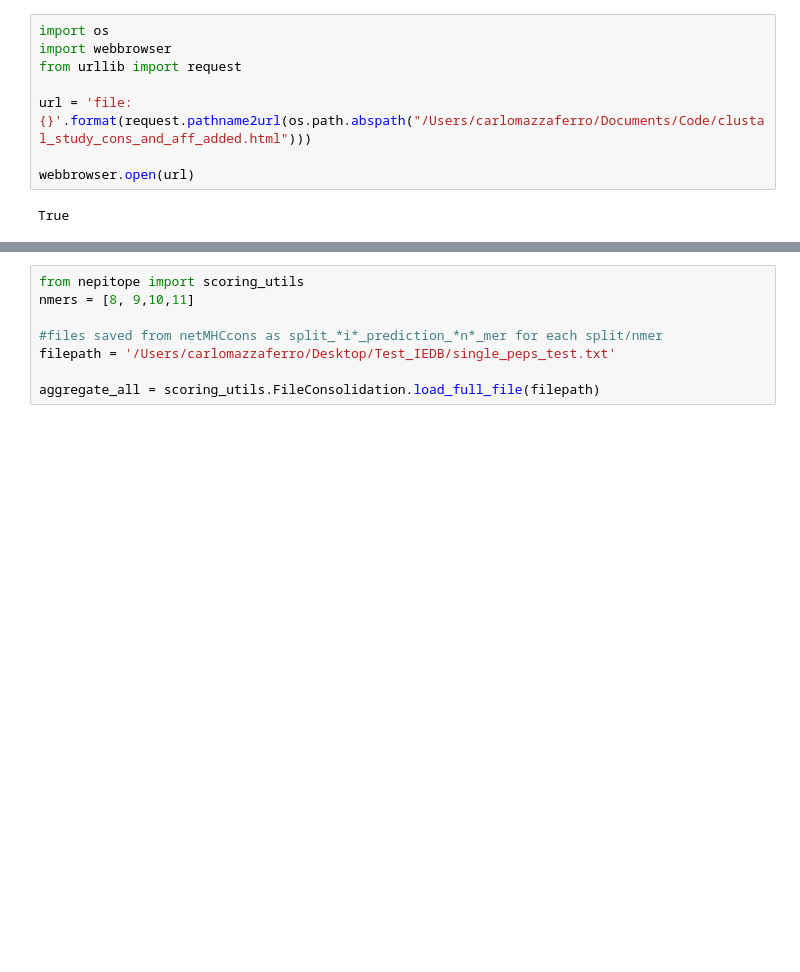
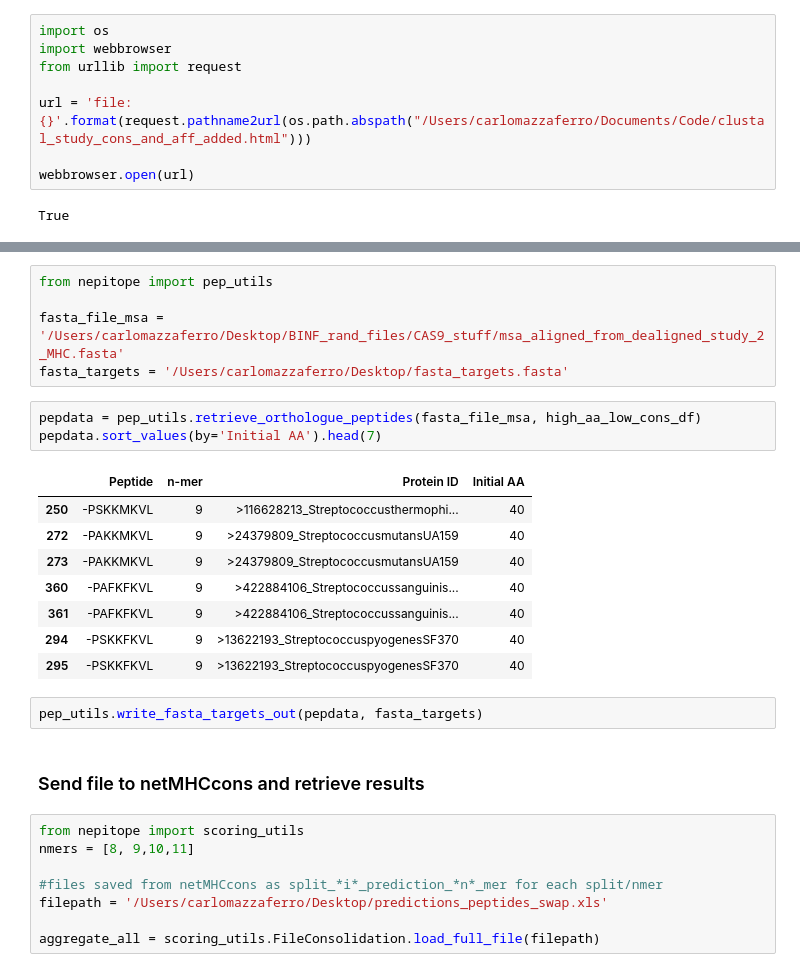
Before and after one commit to carlomazzaferro/neoantigen, a Jupyter notebook: antigen_discovery/Immune Stealth MultiProt Analysis From Prot List UPDATED SCIKIT CONS.ipynb, the cells around one changed output, grey strips where cells are left out. Saved outputs shown, nothing was run; the diff lists cells and outputs as text; blank space fills up the shorter version.

```diff
--- a/antigen_discovery/Immune Stealth MultiProt Analysis From Prot List UPDATED SCIKIT CONS.ipynb
+++ b/antigen_discovery/Immune Stealth MultiProt Analysis From Prot List UPDATED SCIKIT CONS.ipynb
@@ -398,9 +376,30 @@ array([ 0.59785947,  1.        ,  0.45901451,  0.40179363,  0.87234284,
+# %%
+from nepitope import pep_utils
+
+fasta_file_msa = '/Users/carlomazzaferro/Desktop/BINF_rand_files/CAS9_stuff/msa_aligned_from_dealigned_study_2_MHC.fasta'
+fasta_targets = '/Users/carlomazzaferro/Desktop/fasta_targets.fasta'
+# %%
+pepdata = pep_utils.retrieve_orthologue_peptides(fasta_file_msa, high_aa_low_cons_df)
+pepdata.sort_values(by='Initial AA').head(7)
+# %% [output]
+|  | Peptide | n-mer | Protein ID | Initial AA |
+| 250 | -PSKKMKVL | 9 | >116628213_Streptococcusthermophi... | 40 |
+| 272 | -PAKKMKVL | 9 | >24379809_StreptococcusmutansUA159 | 40 |
+| 273 | -PAKKMKVL | 9 | >24379809_StreptococcusmutansUA159 | 40 |
+| 360 | -PAFKFKVL | 9 | >422884106_Streptococcussanguinis... | 40 |
+| 361 | -PAFKFKVL | 9 | >422884106_Streptococcussanguinis... | 40 |
+| 294 | -PSKKFKVL | 9 | >13622193_StreptococcuspyogenesSF370 | 40 |
+| 295 | -PSKKFKVL | 9 | >13622193_StreptococcuspyogenesSF370 | 40 |
+# %%
+pep_utils.write_fasta_targets_out(pepdata, fasta_targets)
+# %% [markdown]
+### Send file to netMHCcons and retrieve results
 # %%
 from nepitope import scoring_utils
 nmers = [8, 9,10,11]
 
 #files saved from netMHCcons as split_*i*_prediction_*n*_mer for each split/nmer
-filepath = '/Users/carlomazzaferro/Desktop/Test_IEDB/single_peps_test.txt'
+filepath = '/Users/carlomazzaferro/Desktop/predictions_peptides_swap.xls'
 
 aggregate_all = scoring_utils.FileConsolidation.load_full_file(filepath)
 # %%
```
Also changed, not shown: parts of 25 cells of this notebook, 1 other file.
